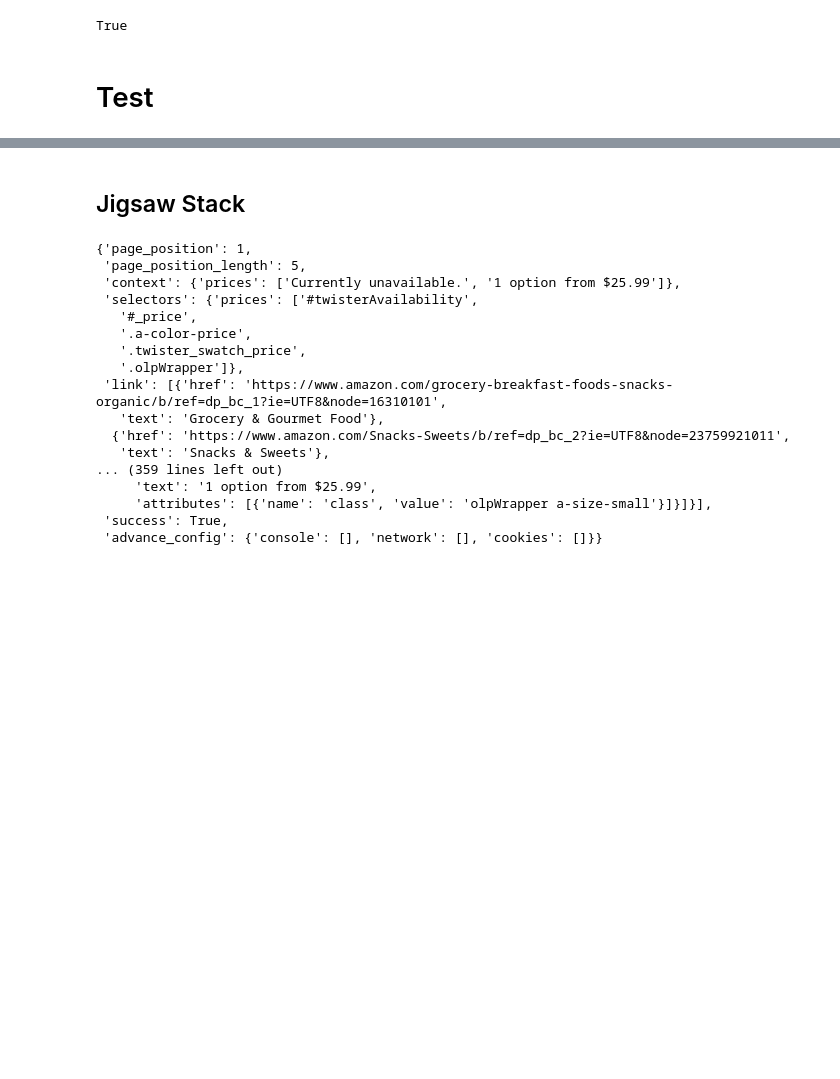
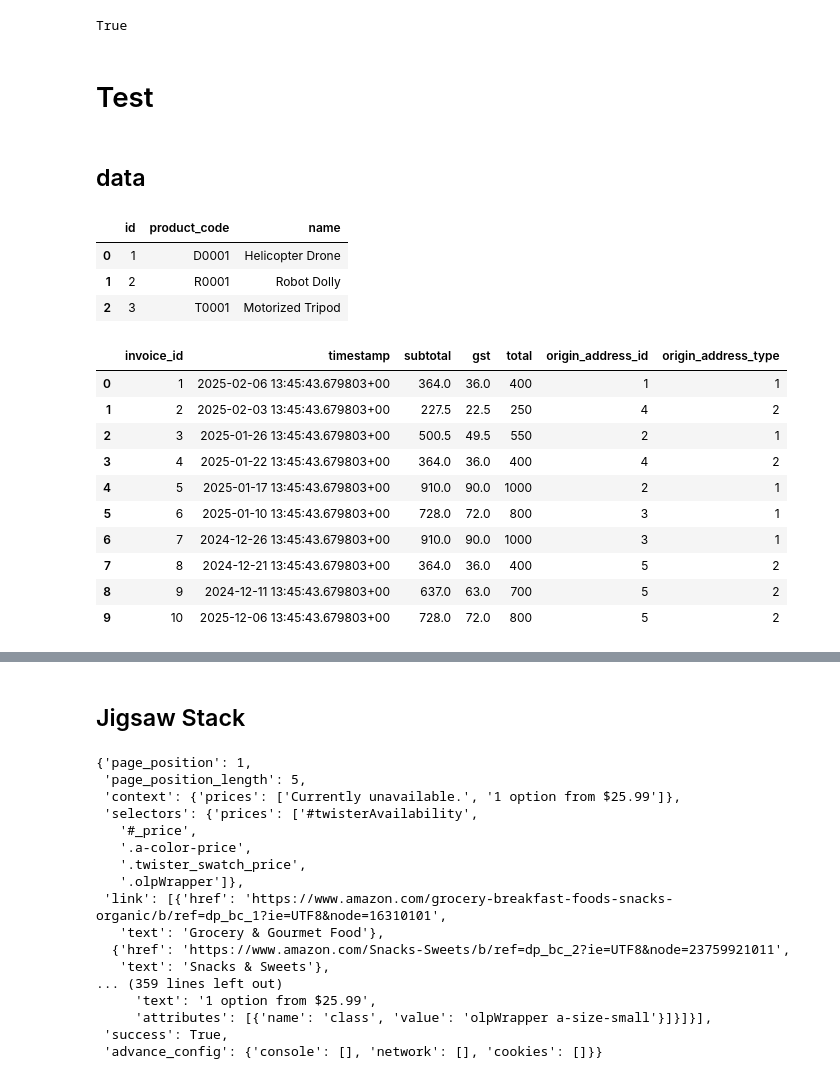
Before and after one commit to leonardltk/2025-smol-hackathon, a Jupyter notebook: debug.ipynb, the cells around one changed output, grey strips where cells are left out. Drawn from its saved outputs; the diff is of its cells as text; code cells hidden in the pictures; blank space fills up the shorter version.

```diff
--- a/debug.ipynb
+++ b/debug.ipynb
@@ -12,3 +14,5 @@ load_dotenv(find_dotenv())
 True
 # %% [markdown]
 # Test
+# %% [markdown]
+## data
@@ -14,0 +25,21 @@ True
+# %%
+pd.read_csv('data/tables/Product Table.csv')
+# %% [output]
+|  | id | product_code | name |
+| 0 | 1 | D0001 | Helicopter Drone |
+| 1 | 2 | R0001 | Robot Dolly |
+| 2 | 3 | T0001 | Motorized Tripod |
+# %%
+pd.read_csv('data/tables/Invoice Table.csv')
+# %% [output]
+|  | invoice_id | timestamp | subtotal | gst | total | origin_address_id | origin_address_type |
+| 0 | 1 | 2025-02-06 13:45:43.679803+00 | 364.0 | 36.0 | 400 | 1 | 1 |
+| 1 | 2 | 2025-02-03 13:45:43.679803+00 | 227.5 | 22.5 | 250 | 4 | 2 |
+| 2 | 3 | 2025-01-26 13:45:43.679803+00 | 500.5 | 49.5 | 550 | 2 | 1 |
+| 3 | 4 | 2025-01-22 13:45:43.679803+00 | 364.0 | 36.0 | 400 | 4 | 2 |
+| 4 | 5 | 2025-01-17 13:45:43.679803+00 | 910.0 | 90.0 | 1000 | 2 | 1 |
+| 5 | 6 | 2025-01-10 13:45:43.679803+00 | 728.0 | 72.0 | 800 | 3 | 1 |
+| 6 | 7 | 2024-12-26 13:45:43.679803+00 | 910.0 | 90.0 | 1000 | 3 | 1 |
+| 7 | 8 | 2024-12-21 13:45:43.679803+00 | 364.0 | 36.0 | 400 | 5 | 2 |
+| 8 | 9 | 2024-12-11 13:45:43.679803+00 | 637.0 | 63.0 | 700 | 5 | 2 |
+| 9 | 10 | 2025-12-06 13:45:43.679803+00 | 728.0 | 72.0 | 800 | 5 | 2 |
```
Also changed, not shown: parts of 14 cells of this notebook, 9 other files.
